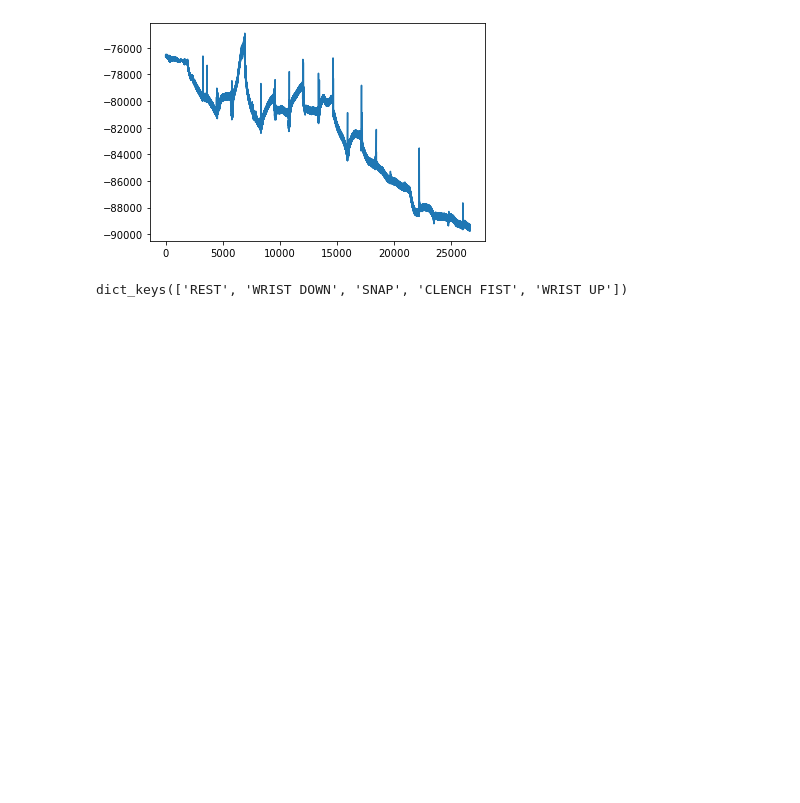
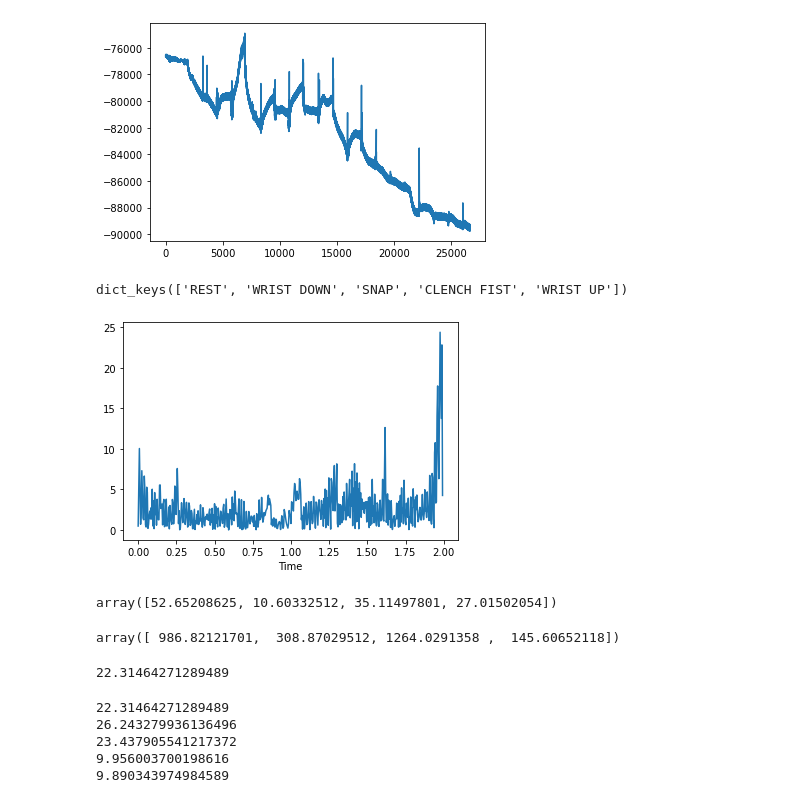
Before and after one commit to NeuroTech-UCSD/aeroMus, a Jupyter notebook: Project-Data/All_Motions.ipynb, the cells around one changed output. Cells and saved outputs as stored; diff of their text form; code cells hidden in the pictures; blank space fills up the shorter version.

```diff
--- a/Project-Data/All_Motions.ipynb
+++ b/Project-Data/All_Motions.ipynb
@@ -94,10 +94,14 @@ plt.plot(sess3[1])
 [<matplotlib.lines.Line2D at 0x...>]
 [figure]
 # %%
-category_instances = data_from_files(sess4_data,sess4_metadata,electrodes=[[1,2],[3,4],[5,6],[7,8]])
+category_instances = data_from_files(sess3_data,sess3_metadata,electrodes=[[1,2],[3,4],[5,6],[7,8]])
 # %%
 category_instances.keys()
 # %% [output]
 dict_keys(['REST', 'WRIST DOWN', 'SNAP', 'CLENCH FIST', 'WRIST UP'])
 # %%
 #Notch filter with Q=30 gives good SNR, makes snaps very visible in all conditions
+# %%
+emg =  plot_emg(cat_dict=category_instances, category='REST', instance=0, electrode='e2',low=5,high=124,Q=30, plot=True)
+# %% [output]
+[figure, added]
@@ -104,3 +123,28 @@ dict_keys(['REST', 'WRIST DOWN', 'SNAP', 'CLENCH FIST', 'WRIST UP'])
+# %%
+rest_pks = find_peaks(category_instances, 'REST', 1)
+rest_pks
+# %% [output]
+array([52.65208625, 10.60332512, 35.11497801, 27.01502054])
+# %%
+clench_pks = find_peaks(category_instances, 'CLENCH FIST', 0)
+clench_pks
+# %% [output]
+array([ 986.82121701,  308.87029512, 1264.0291358 ,  145.60652118])
+# %%
+amp_facts = compute_amp_factor(clench_pks,rest_pks)
+amp_facts
+# %% [output]
+22.31464271289489
+# %%
+for i in range(5):
+    clench_pks = find_peaks(category_instances, 'CLENCH FIST', i)
+    print(compute_amp_factor(clench_pks,rest_pks))
+# %% [output]
+22.31464271289489
+26.243279936136496
+23.437905541217372
+9.956003700198616
+9.890343974984589
 # %%
 for i in range(5):
     plot_emg(cat_dict=category_instances, category='WRIST UP', instance=i, electrode='e2',low=5,high=124,Q=30, plot=True)
```
Also changed, not shown: parts of 4 cells of this notebook, 2 other files.
